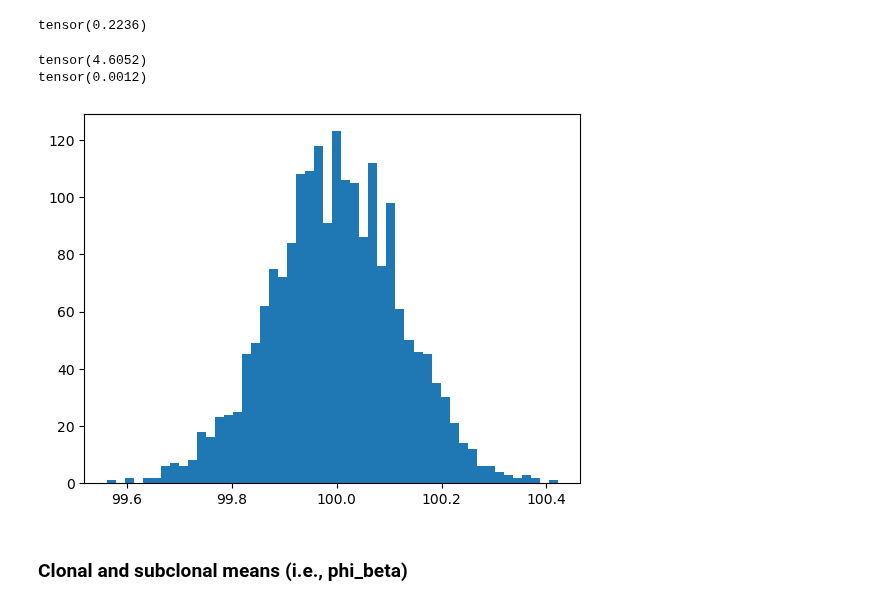
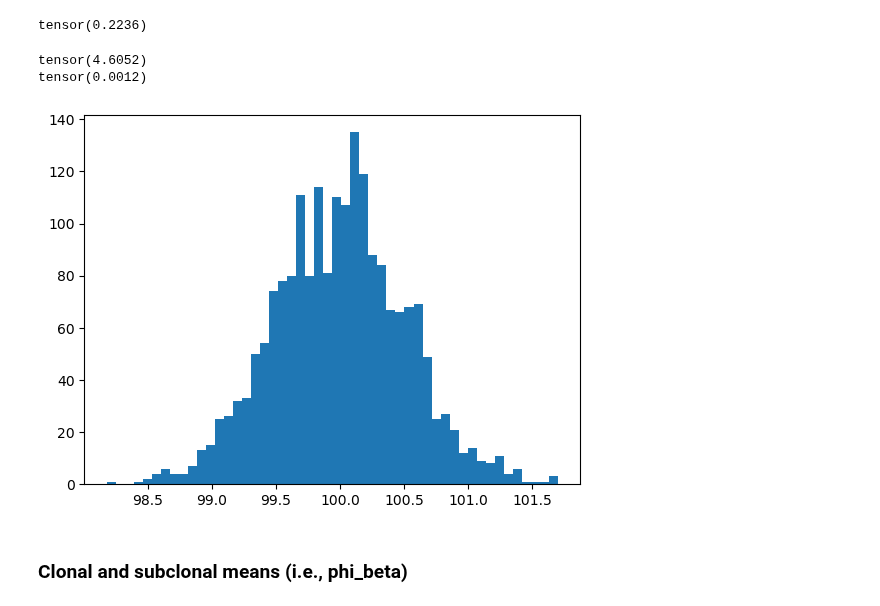
Before and after one commit to caravagnalab/MOBSTERm, a Jupyter notebook: priors.ipynb, the cells around one changed output. Saved outputs shown, nothing was run; the diff lists cells and outputs as text; code cells hidden in the pictures.

```diff
--- a/priors.ipynb
+++ b/priors.ipynb
@@ -165,15 +82,15 @@ tensor(0.2236)
 # %%
 # My k_beta
 prior_overdispersion = torch.tensor(100.)
 print(torch.log(prior_overdispersion))
 prec_overdispersion = torch.tensor(800.)
 print(1/prec_overdispersion)
-k_beta = dist.LogNormal(torch.log(prior_overdispersion), 1/prec_overdispersion).sample([2000])
+k_beta = dist.LogNormal(torch.log(prior_overdispersion), 0.005).sample([2000])
 plt.hist(k_beta, bins = 50);
 # %% [output]
 tensor(4.6052)
 tensor(0.0012)
-[figure, old version]
+[figure, new version]
 # %% [markdown]
 ### Clonal and subclonal means (i.e., phi_beta)
 # %%
```
Also changed, not shown: parts of 7 cells of this notebook, 2 other files.
